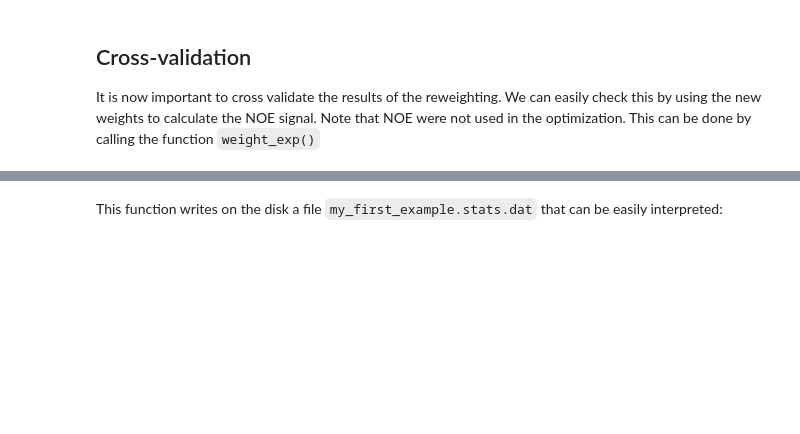
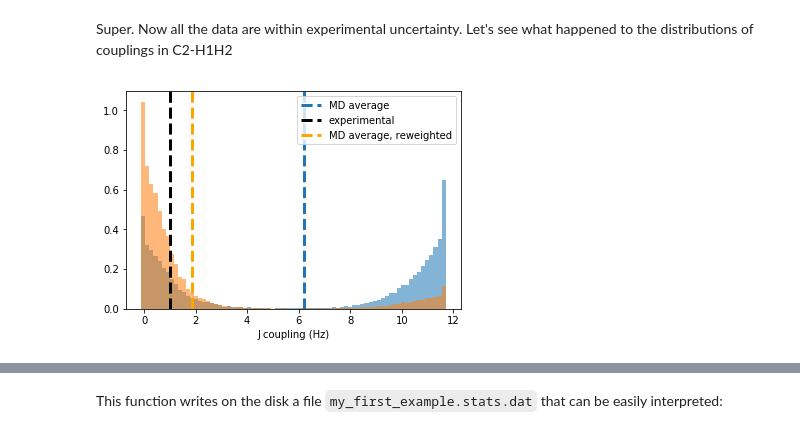
Before and after one commit to KULL-Centre/BME, a Jupyter notebook: notebook/BME_01.ipynb, the cells around one changed output, grey strips where cells are left out. Drawn from its saved outputs; the diff is of its cells as text; code cells hidden in the pictures; blank space fills up the shorter version.

```diff
--- a/notebook/BME_01.ipynb
+++ b/notebook/BME_01.ipynb
@@ -137,5 +170,22 @@ plt.show()
-# %% [markdown]
-## Cross-validation ##
-
-It is now important to cross validate the results of the reweighting. We can easily check this by using the new weights to calculate the NOE signal. Note that NOE were not used in the optimization.
-This can be done by calling the function `weight_exp()`
+# %% [markdown]
+Super. Now all the data are within experimental uncertainty. Let's see what happened to the distributions of couplings in C2-H1H2
+# %%
+# find index corresponding to the desired coupling
+idx = labels.index("C2-H1H2")
+# plot the histogram
+plt.hist(calc_data[:,idx],bins=75,density=True,alpha=0.55)
+# make vertical bar corresponding to the MD average
+plt.axvline(np.average(calc_data[:,idx]),label="MD average",ls="--",lw=3)
+# make vertical bar corresponding to the MD average
+plt.axvline(exp_data[idx,0],c='k',label="experimental",ls="--",lw=3)
+
+# plot the histogram with the new weights
+plt.hist(calc_data[:,idx],bins=75,density=True,alpha=0.55,weights=w_opt)
+# make vertical bar corresponding to the MD average
+plt.axvline(np.average(calc_data[:,idx],weights=w_opt),label="MD average, reweighted",ls="--",lw=3,c='orange')
+
+plt.xlabel("J coupling (Hz)")
+plt.legend()
+plt.show()
+# %% [output]
+[figure, added]
```
Also changed, not shown: parts of 40 cells of this notebook, 1 other file.
